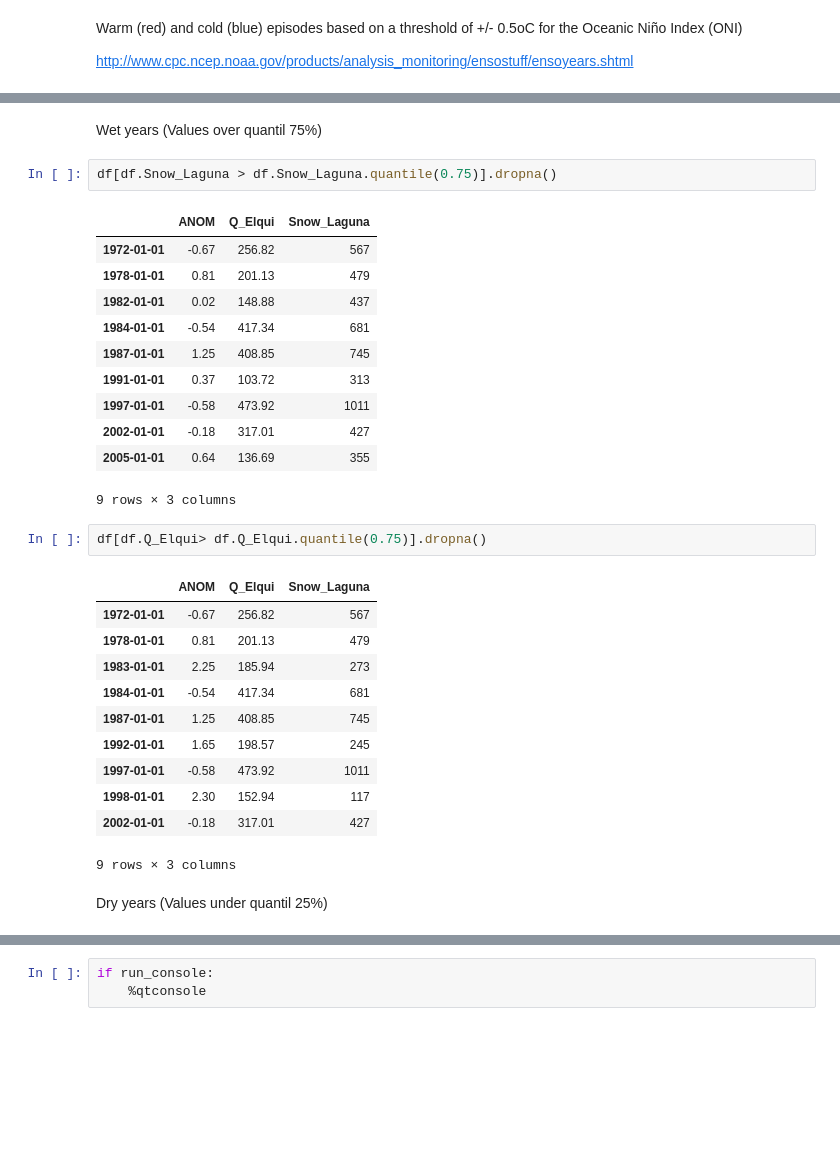
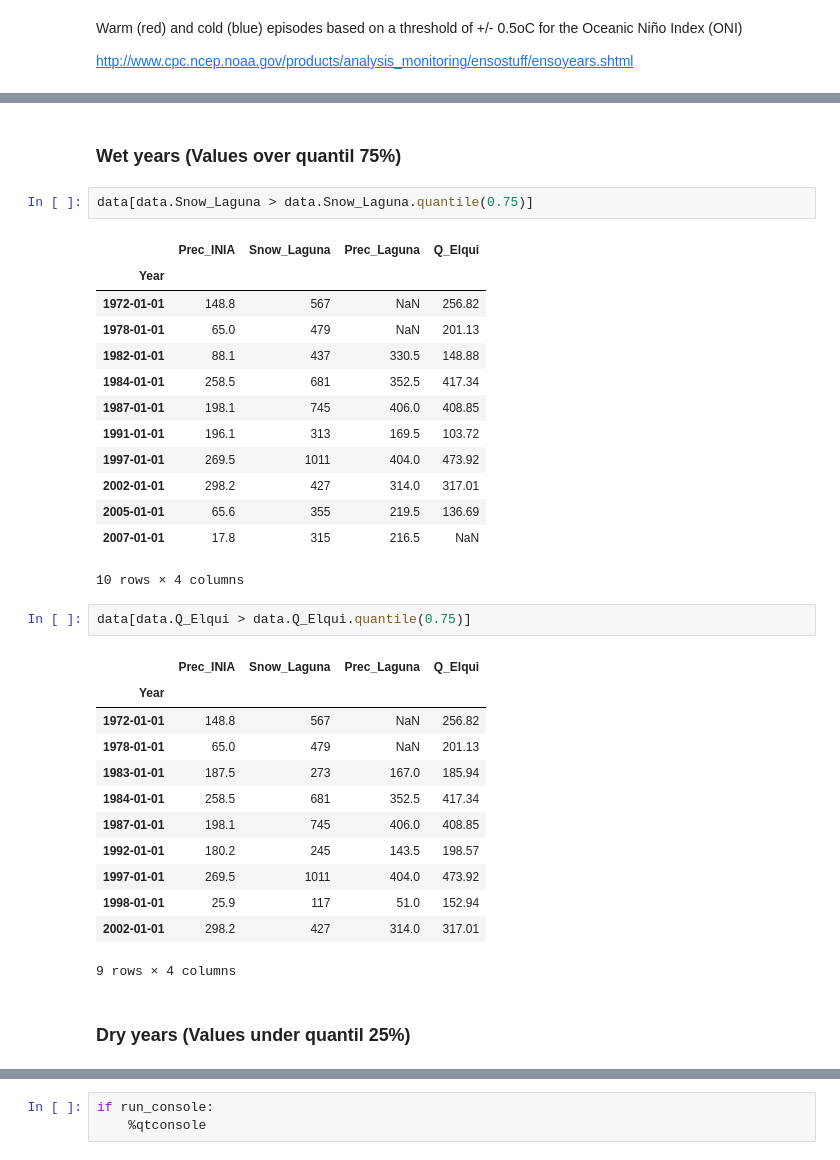
Before and after one commit to jrovegno/ipython-notebooks, a Jupyter notebook: pandas-ENSO.ipynb, the cells around one changed output, grey strips where cells are left out. Drawn from its saved outputs; the diff is of its cells as text; blank space fills up the shorter version.

```diff
--- a/pandas-ENSO.ipynb
+++ b/pandas-ENSO.ipynb
@@ -133,33 +125,36 @@ df[['Snow_Laguna','ANOM']].plot(secondary_y=['ANOM'], style=['p','-'], figsize=(
 # %% [markdown]
-Wet years (Values over quantil 75%)
+### Wet years (Values over quantil 75%)
 # %%
-df[df.Snow_Laguna > df.Snow_Laguna.quantile(0.75)].dropna()
+data[data.Snow_Laguna > data.Snow_Laguna.quantile(0.75)]
 # %% [output]
-|  | ANOM | Q_Elqui | Snow_Laguna |
-| 1972-01-01 | -0.67 | 256.82 | 567 |
-| 1978-01-01 | 0.81 | 201.13 | 479 |
-| 1982-01-01 | 0.02 | 148.88 | 437 |
-| 1984-01-01 | -0.54 | 417.34 | 681 |
-| 1987-01-01 | 1.25 | 408.85 | 745 |
-| 1991-01-01 | 0.37 | 103.72 | 313 |
-| 1997-01-01 | -0.58 | 473.92 | 1011 |
-| 2002-01-01 | -0.18 | 317.01 | 427 |
-| 2005-01-01 | 0.64 | 136.69 | 355 |
+|  | Prec_INIA | Snow_Laguna | Prec_Laguna | Q_Elqui |
+| Year |  |  |  |  |
+| 1972-01-01 | 148.8 | 567 | NaN | 256.82 |
+| 1978-01-01 | 65.0 | 479 | NaN | 201.13 |
+| 1982-01-01 | 88.1 | 437 | 330.5 | 148.88 |
+| 1984-01-01 | 258.5 | 681 | 352.5 | 417.34 |
+| 1987-01-01 | 198.1 | 745 | 406.0 | 408.85 |
+| 1991-01-01 | 196.1 | 313 | 169.5 | 103.72 |
+| 1997-01-01 | 269.5 | 1011 | 404.0 | 473.92 |
+| 2002-01-01 | 298.2 | 427 | 314.0 | 317.01 |
+| 2005-01-01 | 65.6 | 355 | 219.5 | 136.69 |
+| 2007-01-01 | 17.8 | 315 | 216.5 | NaN |
-9 rows × 3 columns
+10 rows × 4 columns
 # %%
-df[df.Q_Elqui> df.Q_Elqui.quantile(0.75)].dropna()
+data[data.Q_Elqui > data.Q_Elqui.quantile(0.75)]
 # %% [output]
-|  | ANOM | Q_Elqui | Snow_Laguna |
-| 1972-01-01 | -0.67 | 256.82 | 567 |
-| 1978-01-01 | 0.81 | 201.13 | 479 |
-| 1983-01-01 | 2.25 | 185.94 | 273 |
-| 1984-01-01 | -0.54 | 417.34 | 681 |
-| 1987-01-01 | 1.25 | 408.85 | 745 |
-| 1992-01-01 | 1.65 | 198.57 | 245 |
-| 1997-01-01 | -0.58 | 473.92 | 1011 |
-| 1998-01-01 | 2.30 | 152.94 | 117 |
-| 2002-01-01 | -0.18 | 317.01 | 427 |
+|  | Prec_INIA | Snow_Laguna | Prec_Laguna | Q_Elqui |
+| Year |  |  |  |  |
+| 1972-01-01 | 148.8 | 567 | NaN | 256.82 |
+| 1978-01-01 | 65.0 | 479 | NaN | 201.13 |
+| 1983-01-01 | 187.5 | 273 | 167.0 | 185.94 |
+| 1984-01-01 | 258.5 | 681 | 352.5 | 417.34 |
+| 1987-01-01 | 198.1 | 745 | 406.0 | 408.85 |
+| 1992-01-01 | 180.2 | 245 | 143.5 | 198.57 |
+| 1997-01-01 | 269.5 | 1011 | 404.0 | 473.92 |
+| 1998-01-01 | 25.9 | 117 | 51.0 | 152.94 |
+| 2002-01-01 | 298.2 | 427 | 314.0 | 317.01 |
-9 rows × 3 columns
+9 rows × 4 columns
 # %% [markdown]
-Dry years (Values under quantil 25%)
+### Dry years (Values under quantil 25%)
 # %%
```
Also changed, not shown: parts of 33 cells of this notebook.
